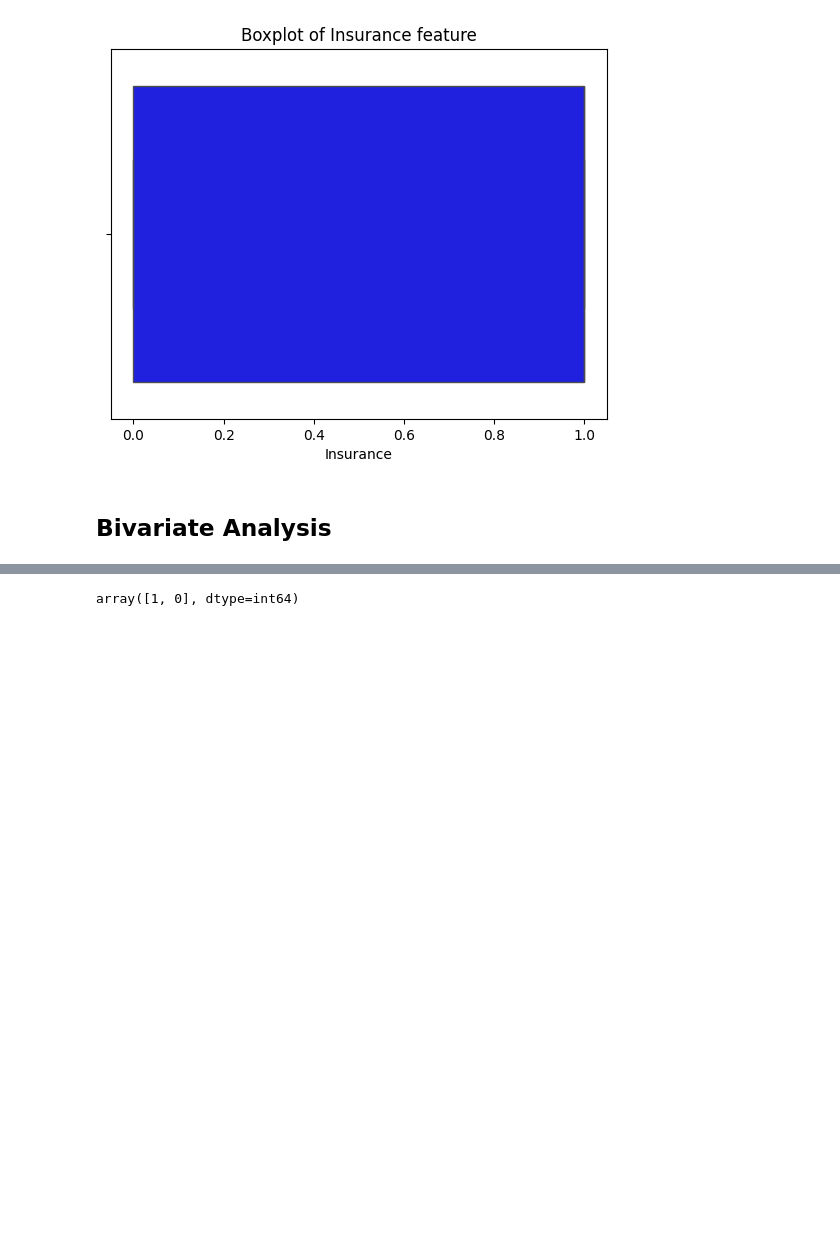
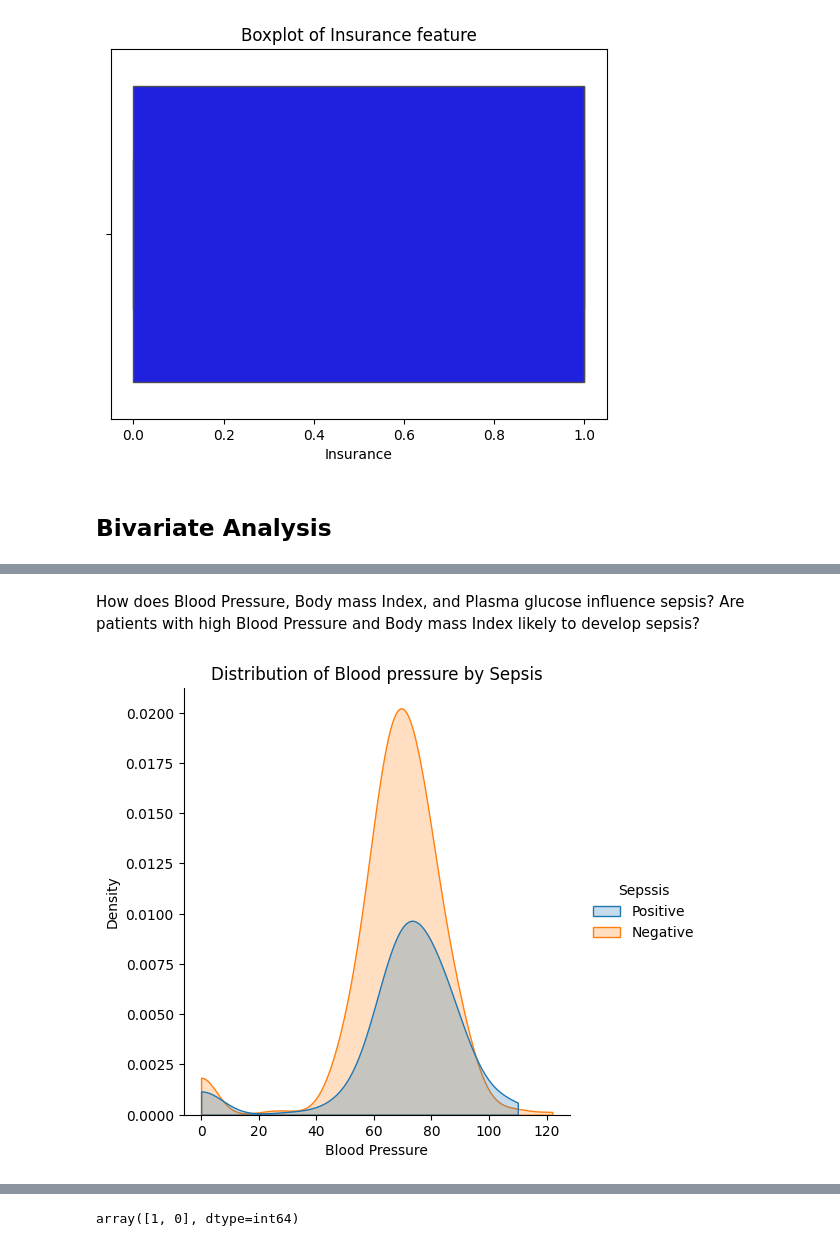
Before and after one commit to kaitany/LP6_API_FOR_ML_MODEL, a Jupyter notebook: notebook/sepsis.ipynb, the cells around one changed output, grey strips where cells are left out. Cells and saved outputs as stored; diff of their text form; code cells hidden in the pictures; blank space fills up the shorter version.

```diff
--- a/notebook/sepsis.ipynb
+++ b/notebook/sepsis.ipynb
@@ -259,0 +318,9 @@ plt.show()
+# %% [markdown]
+How does Blood Pressure, Body mass Index, and Plasma glucose influence sepsis? Are patients with high Blood Pressure and Body mass Index likely to develop sepsis?
+# %%
+#Distribution of blood pressure by sepsis
+sns.displot(train_df, x='PR', hue = 'Sepssis', kind='kde',cut=0, fill=True)
+plt.title('Distribution of Blood pressure by Sepsis')
+plt.xlabel('Blood Pressure');
+# %% [output]
+[figure, added]
```
Also changed, not shown: parts of 57 cells of this notebook, 5 other files.
